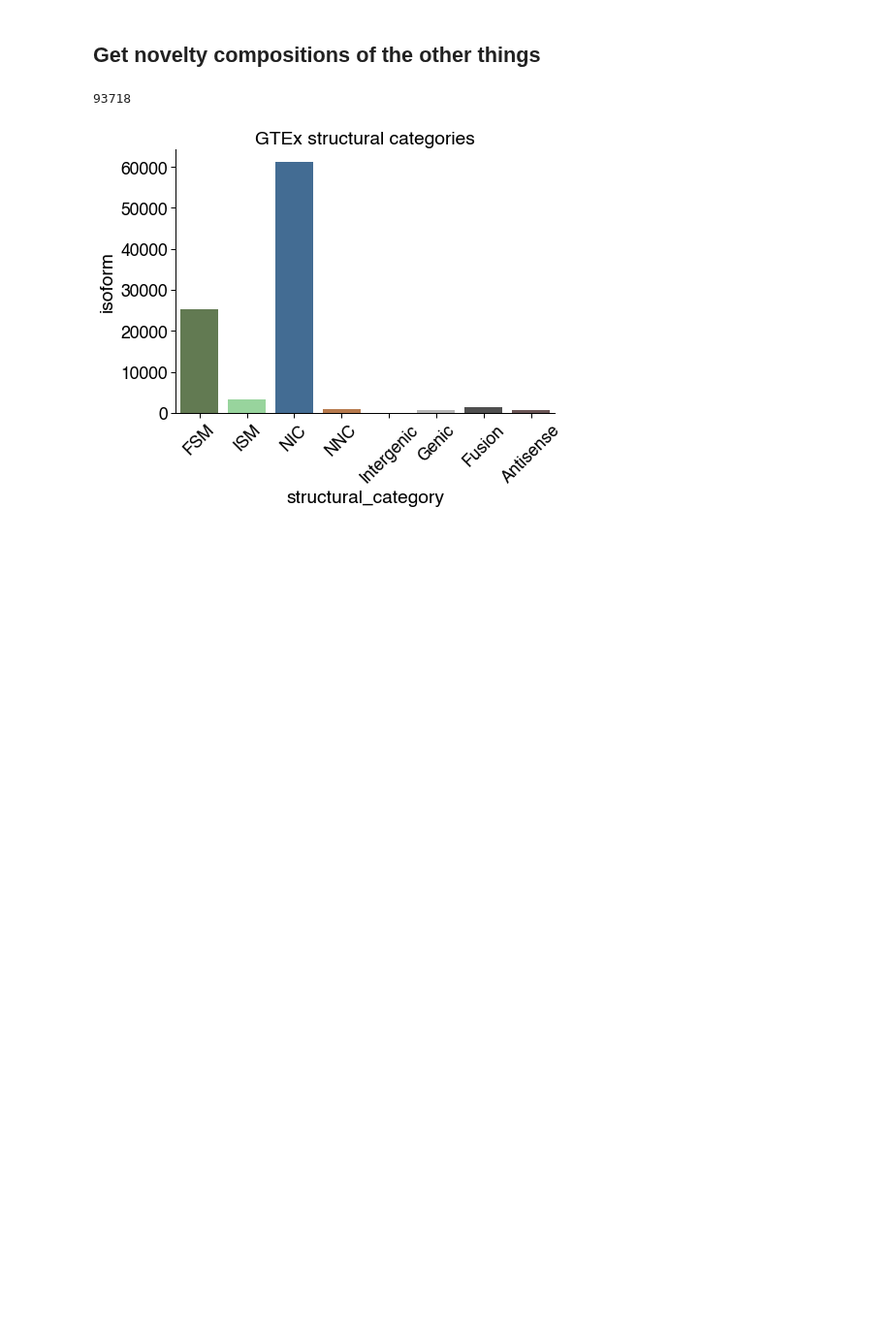
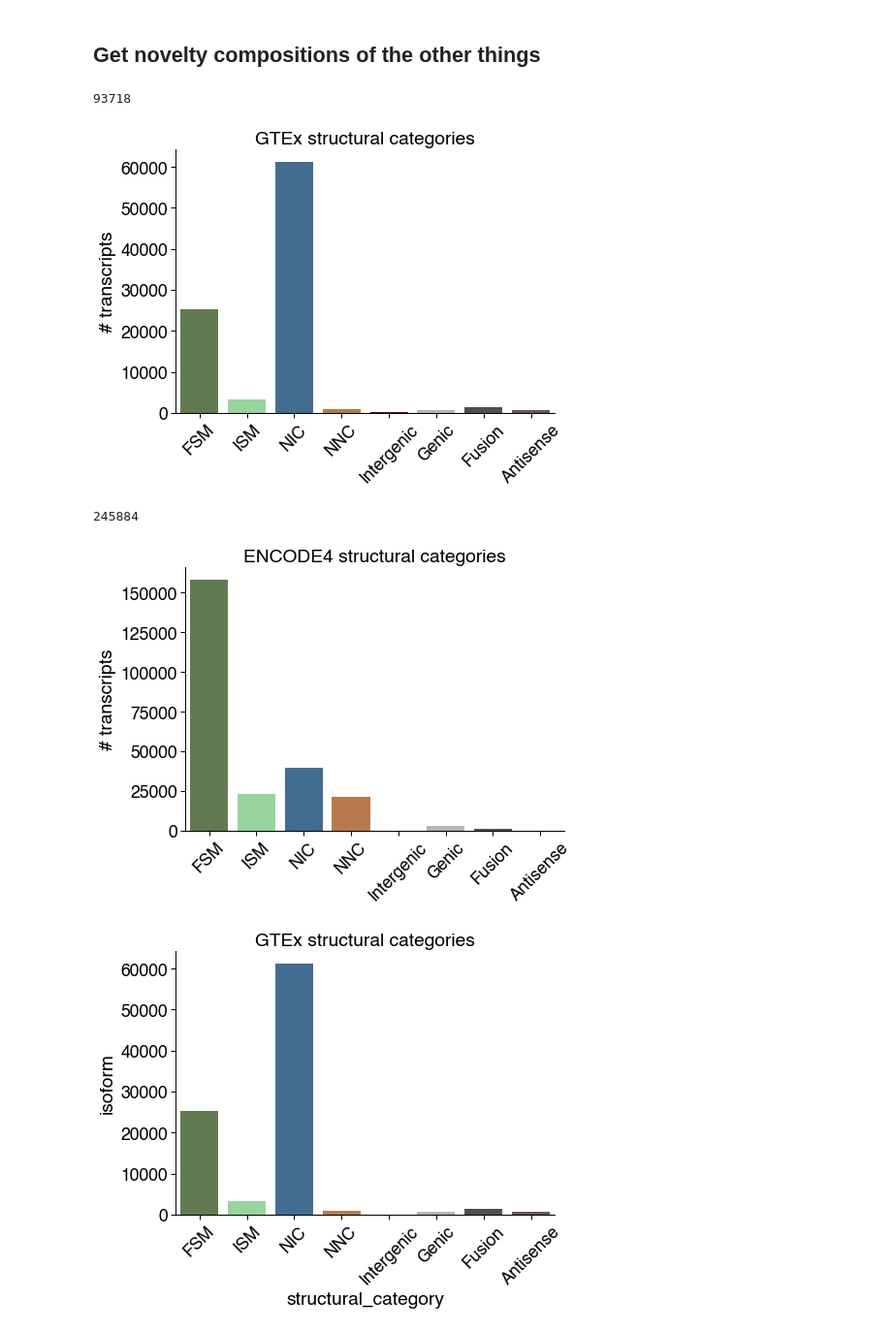
Before and after one commit to fairliereese/240903_pt, a Jupyter notebook: analysis/external_sqanti_cats.ipynb, the cells around one changed output. Shown at 97% size. Cells and saved outputs as stored; diff of their text form; code cells hidden in the pictures; blank space fills up the shorter version.

```diff
--- a/analysis/external_sqanti_cats.ipynb
+++ b/analysis/external_sqanti_cats.ipynb
@@ -32,12 +32,44 @@ od = '../snakemake/compare_external/'
 # %%
 f_dir = '/Users/fairliereese/Documents/programming/mele_lab/projects/240903_pt/ref/compare_external/'
 files = [f'{f_dir}gtex_sqanti_classification.txt',
      f'{f_dir}enc_sqanti_classification.txt']
 refs = ['GTEx', 'ENCODE4']
+
+df2 = pd.DataFrame()
+
 for f, r in zip(files, refs):
     df = pd.read_csv(f, sep='\t')
     print(len(df))
-    break
+    # break
+    m = {'antisense': 'Antisense',
+     'full-splice_match': 'FSM',
+     'fusion': 'Fusion',
+     'genic': 'Genic',
+     'genic_intron': 'Genic',
+     'incomplete-splice_match': 'ISM',
+     'novel_in_catalog': 'NIC',
+     'novel_not_in_catalog': 'NNC',
+     'intergenic': 'Intergenic'}
+    # print(df.structural_category.unique())
+    # break
+    df['structural_category'] =df['structural_category'].map(m)
+
+    c_dict, order = get_novelty_colors()
+    temp = df[['isoform', 'structural_category']].groupby('structural_category').nunique().reset_index()
+    init_plot_settings(aspect='rectangle')
+    ax = sns.barplot(temp, x='structural_category',
+                     y='isoform',
+                     palette=c_dict,
+                     order=order)
+    ax.set(title=f'{r} structural categories', ylabel='# transcripts', xlabel='')
+    clean_figure(ax)
+    plt.show()
+
+    temp['source'] = r
+    df2 = pd.concat([temp, df2], axis=0)
 # %% [output]
 93718
+[figure, added]
+245884
+[figure, added]
 # %%
```
Also changed, not shown: parts of 2 cells of this notebook, 4 other files.
